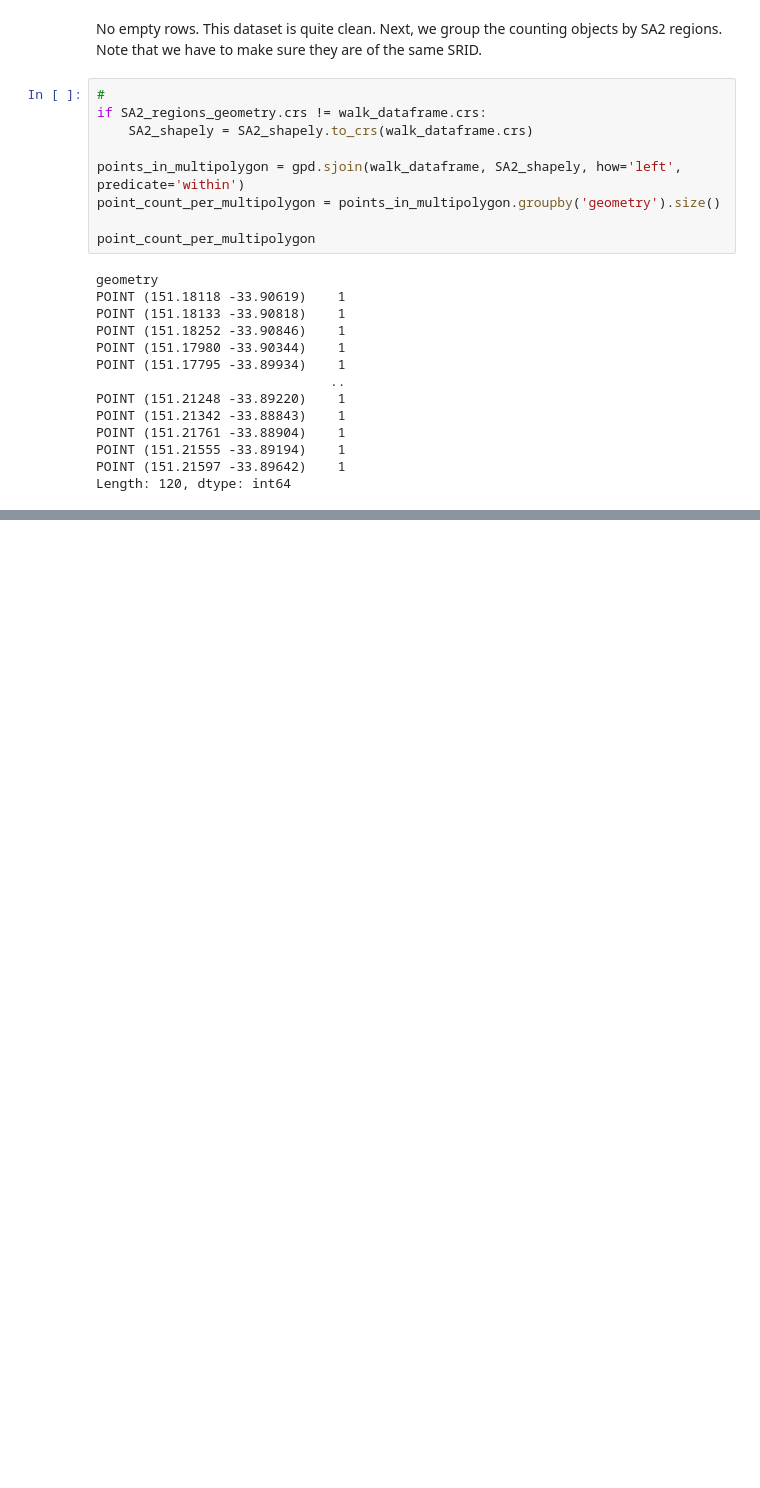
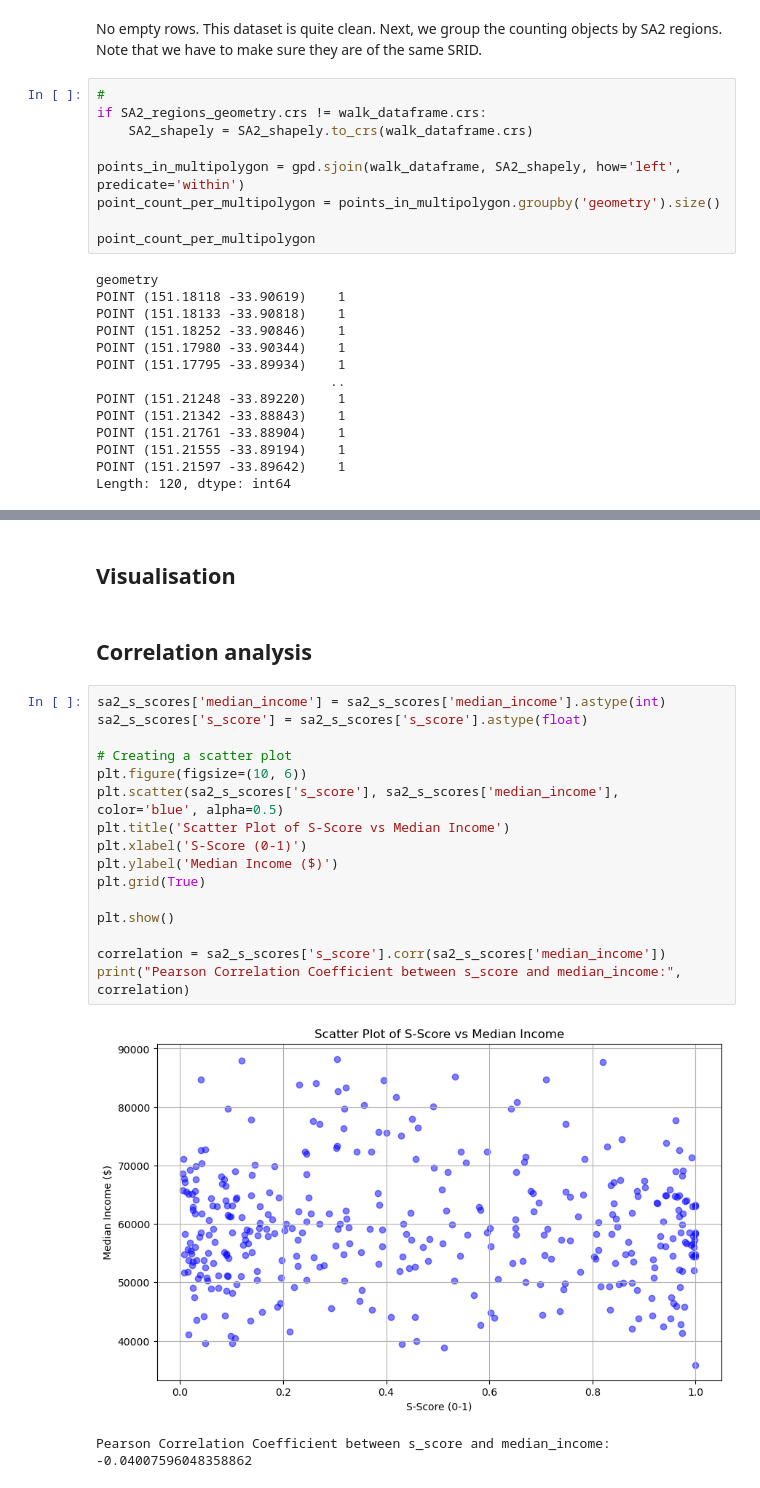
Before and after one commit to YuruYuriFans/DATA2001, a Jupyter notebook: Assignment.ipynb, the cells around one changed output, grey strips where cells are left out. Drawn from its saved outputs; the diff is of its cells as text; blank space fills up the shorter version.

```diff
--- a/Assignment.ipynb
+++ b/Assignment.ipynb
@@ -1164,0 +1397,23 @@ Length: 120, dtype: int64
+# %% [markdown]
+## Visualisation
+# %% [markdown]
+## Correlation analysis
+# %%
+sa2_s_scores['median_income'] = sa2_s_scores['median_income'].astype(int)
+sa2_s_scores['s_score'] = sa2_s_scores['s_score'].astype(float)
+
+# Creating a scatter plot
+plt.figure(figsize=(10, 6))
+plt.scatter(sa2_s_scores['s_score'], sa2_s_scores['median_income'], color='blue', alpha=0.5)
+plt.title('Scatter Plot of S-Score vs Median Income')
+plt.xlabel('S-Score (0-1)')
+plt.ylabel('Median Income ($)')
+plt.grid(True)
+
+plt.show()
+
+correlation = sa2_s_scores['s_score'].corr(sa2_s_scores['median_income'])
+print("Pearson Correlation Coefficient between s_score and median_income:", correlation)
+# %% [output]
+[figure, added]
+Pearson Correlation Coefficient between s_score and median_income: -0.04007596048358862
```
Also changed, not shown: parts of 9 cells of this notebook, 1 other file.
